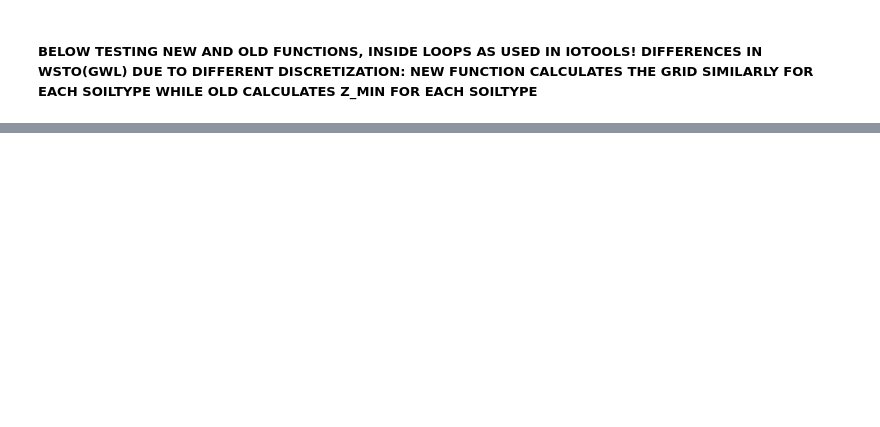
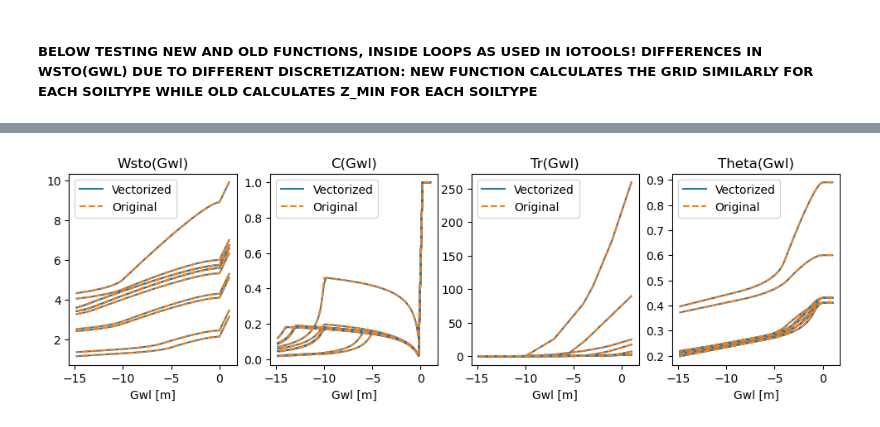
Before and after one commit to jpnousu/SpaFHy_v2.0, a Jupyter notebook: testing_pFs.ipynb, the cells around one changed output, grey strips where cells are left out. Drawn from its saved outputs; the diff is of its cells as text; code cells hidden in the pictures; blank space fills up the shorter version.

Commit message:
gwl_Wsto vectorization should be ready. Next implement in the model codes

```diff
--- a/testing_pFs.ipynb
+++ b/testing_pFs.ipynb
@@ -1108,18 +541,23 @@ data['wtso_to_gwl'] = {soiltype: deepp[soiltype]['to_gwl'] for soiltype in deepp
 # %%
 from iotools import read_AsciiGrid
+from soilprofile2D import gwl_Wsto as gwl_Wsto_sp
 file = r'/Users/jpnousu/SpaFHy_RUNS/krycklan/gis/25m_0case/soil.asc'
 soil = read_AsciiGrid(file)[0]
-data = {}
-data['deep_id'] = soil
-data.update({'soiltype': np.empty(np.shape(data['deep_id']),dtype=object)})
+data2 = {}
+data2['deep_id'] = soil
+data2.update({'soiltype': np.empty(np.shape(data2['deep_id']),dtype=object)})
 
 for key, value in deepp.items():
     c = value['deep_id']
-    ix = np.where(data['deep_id'] == c)
-    data['soiltype'][ix] = key
+    ix = np.where(data2['deep_id'] == c)
+    data2['soiltype'][ix] = key
     # interpolation function between wsto and gwl
-    value.update(gwl_Wsto(value['deep_z'], value['pF'], value['deep_ksat']))
+    value.update(gwl_Wsto(value['deep_z'], value['pF'], -0.01, value['deep_ksat']))
     # interpolation function between root_wsto and gwl
     value.update(gwl_Wsto(value['deep_z'][:2], {key: value['pF'][key][:2] for key in value['pF'].keys()}, root=True))
 
-data['wtso_to_gwl'] = {soiltype: deepp[soiltype]['to_gwl'] for soiltype in deepp.keys()}
+data2['wtso_to_gwl'] = {soiltype: deepp[soiltype]['to_gwl'] for soiltype in deepp.keys()}
+data2['gwl_to_wsto'] = {soiltype: deepp[soiltype]['to_wsto'] for soiltype in deepp.keys()}
+data2['gwl_to_C'] = {soiltype: deepp[soiltype]['to_C'] for soiltype in deepp.keys()}
+data2['gwl_to_Tr'] = {soiltype: deepp[soiltype]['to_Tr'] for soiltype in deepp.keys()}
+data2['gwl_to_rootmoist'] = {soiltype: deepp[soiltype]['to_rootmoist'] for soiltype in deepp.keys()}
@@ -1154,0 +564,68 @@ array([<scipy.interpolate._interpolate.interp1d object at 0x...>,
+# %%
+from matplotlib.lines import Line2D
+
+gwl = np.arange(1.0, -15, -0.2)
+
+to_gwl1 = []
+to_gwl2 = []
+to_wsto1 = []
+to_wsto2 = []
+to_C1 = []
+to_C2 = []
+to_Tr1 = []
+to_Tr2 = []
+to_theta1 = []
+to_theta2 = []
+
+fig, axs = plt.subplots(nrows=1, ncols=4, figsize=(12,3));
+ax1 = axs[0]
+ax2 = axs[1]
+ax3 = axs[2]
+ax4 = axs[3]
+
+for key in data['wtso_to_gwl'].keys():
+    for g in gwl:
+        to_wsto1.append(data['gwl_to_wsto'][key][0](g))
+        to_wsto2.append(data2['gwl_to_wsto'][key](g))
+        to_C1.append(data['gwl_to_C'][key][0](g))
+        to_C2.append(data2['gwl_to_C'][key](g))
+        to_Tr1.append(data['gwl_to_Tr'][key][0](g))
+        to_Tr2.append(data2['gwl_to_Tr'][key](g))
+        to_theta1.append(data['gwl_to_rootmoist'][key][0](g))
+        to_theta2.append(data2['gwl_to_rootmoist'][key](g))
+
+    ax1.plot(gwl, to_wsto1, color='tab:blue')
+    ax1.plot(gwl, to_wsto2, color='tab:orange', linestyle='--')
+    ax2.plot(gwl, to_C1, color='tab:blue')
+    ax2.plot(gwl, to_C2, color='tab:orange', linestyle='--')
+    ax3.plot(gwl, to_Tr1, color='tab:blue')
+    ax3.plot(gwl, to_Tr2, color='tab:orange', linestyle='--')
+    ax4.plot(gwl, to_theta1, color='tab:blue')
+    ax4.plot(gwl, to_theta2, color='tab:orange', linestyle='--')
+
+    to_wsto1 = []
+    to_wsto2 = []
+    to_C1 = []
+    to_C2 = []
+    to_Tr1 = []
+    to_Tr2 = []
+    to_theta1 = []
+    to_theta2 = []
+
+ax1.set_title('Wsto(Gwl)')
+ax2.set_title('C(Gwl)')
+ax3.set_title('Tr(Gwl)')
+ax4.set_title('Theta(Gwl)')
+
+# Define legend handles
+legend_elements = [
+    Line2D([0], [0], color='tab:blue', label='Vectorized'),
+    Line2D([0], [0], color='tab:orange', linestyle='--', label='Original')
+]
+
+# Add legend to each subplot
+for ax in axs:
+    ax.legend(handles=legend_elements, loc='best')
+    ax.set_xlabel('Gwl [m]')
+# %% [output]
+[figure, added]
```
Also changed, not shown: parts of 28 cells of this notebook, 2 other files.
